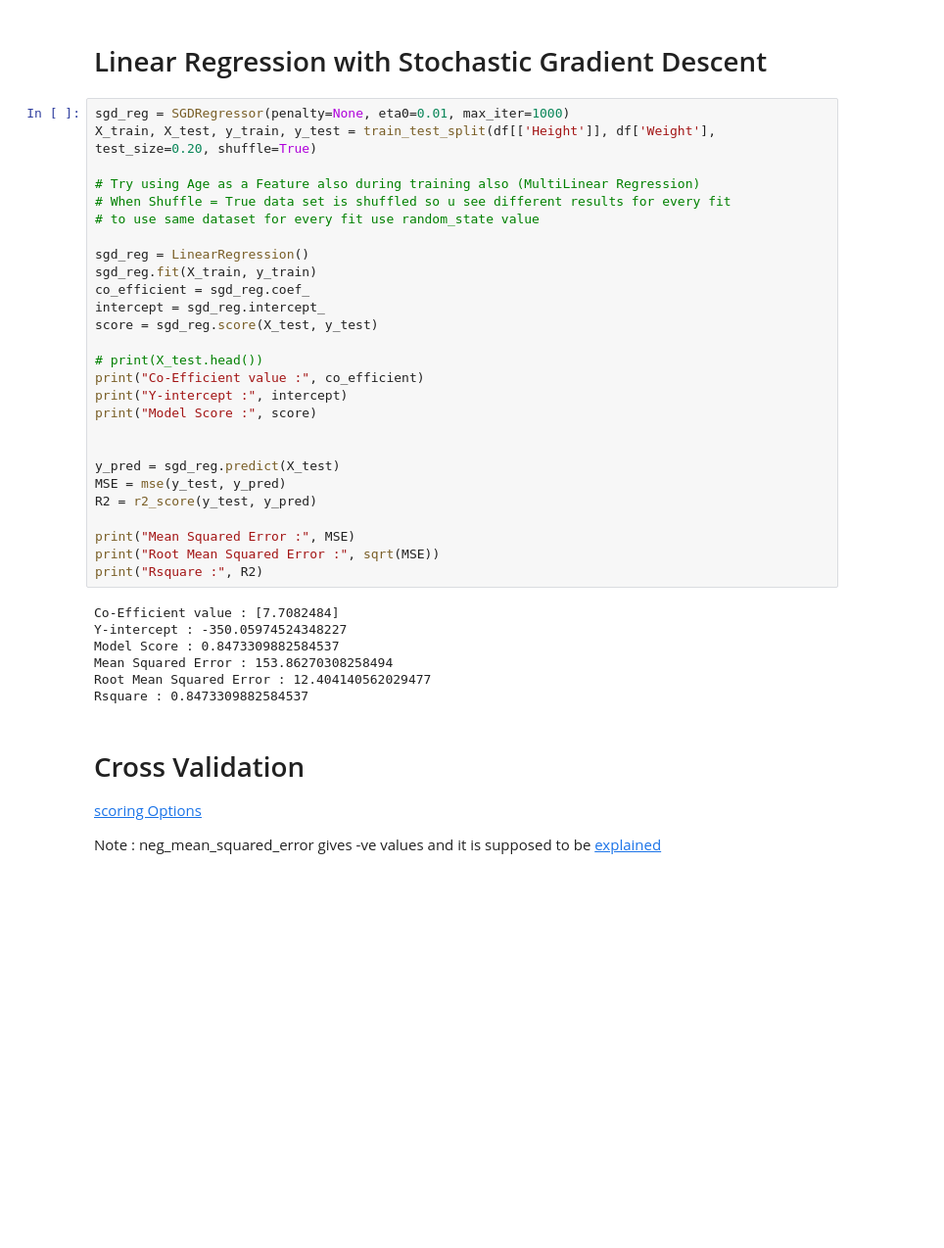
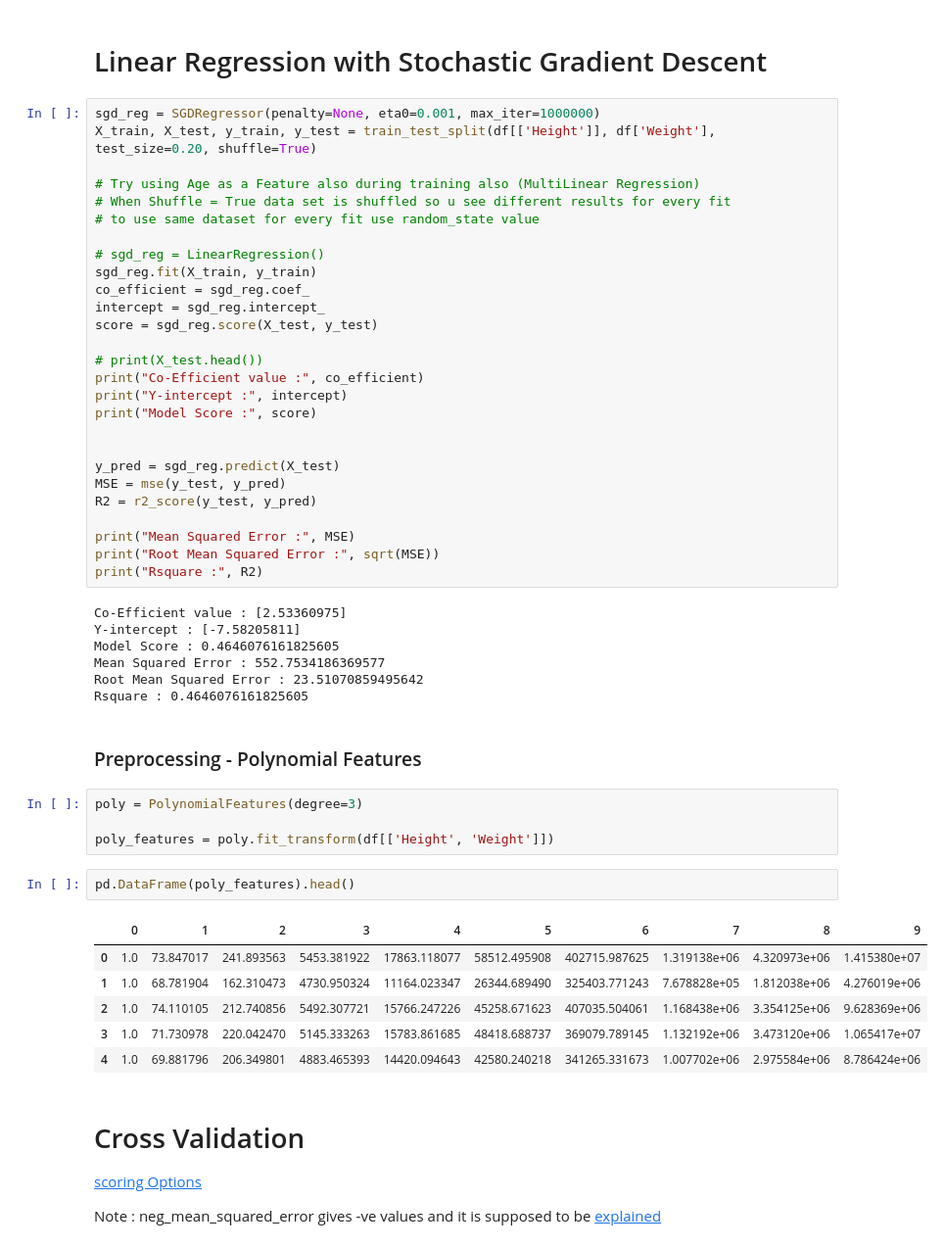
Before and after one commit to NandaCj/data-science-class, a Jupyter notebook: Python/machine_learning/Height_Weight_Kaggle_Data_Exploration.ipynb, the cells around one changed output. Shown: that part at 98% size. Saved outputs shown, nothing was run; the diff lists cells and outputs as text; blank space fills up the shorter version.

```diff
--- a/Python/machine_learning/Height_Weight_Kaggle_Data_Exploration.ipynb
+++ b/Python/machine_learning/Height_Weight_Kaggle_Data_Exploration.ipynb
@@ -267,14 +270,14 @@ Rsquare : 0.7037686029249799
 # %% [markdown]
 # Linear Regression with Stochastic Gradient Descent
 # %%
-sgd_reg = SGDRegressor(penalty=None, eta0=0.01, max_iter=1000)
+sgd_reg = SGDRegressor(penalty=None, eta0=0.001, max_iter=1000000)
 X_train, X_test, y_train, y_test = train_test_split(df[['Height']], df['Weight'], test_size=0.20, shuffle=True)
 
 # Try using Age as a Feature also during training also (MultiLinear Regression)
 # When Shuffle = True data set is shuffled so u see different results for every fit
 # to use same dataset for every fit use random_state value
 
-sgd_reg = LinearRegression()
+# sgd_reg = LinearRegression()
 sgd_reg.fit(X_train, y_train)
 co_efficient = sgd_reg.coef_
 intercept = sgd_reg.intercept_
@@ -294,12 +297,27 @@ print("Mean Squared Error :", MSE)
 print("Root Mean Squared Error :", sqrt(MSE))
 print("Rsquare :", R2)
 # %% [output]
-Co-Efficient value : [7.7082484]
-Y-intercept : -350.05974524348227
-Model Score : 0.8473309882584537
-Mean Squared Error : 153.86270308258494
-Root Mean Squared Error : 12.404140562029477
-Rsquare : 0.8473309882584537
+Co-Efficient value : [2.53360975]
+Y-intercept : [-7.58205811]
+Model Score : 0.4646076161825605
+Mean Squared Error : 552.7534186369577
+Root Mean Squared Error : 23.51070859495642
+Rsquare : 0.4646076161825605
+# %% [markdown]
+### Preprocessing - Polynomial Features
+# %%
+poly = PolynomialFeatures(degree=3)
+
+poly_features = poly.fit_transform(df[['Height', 'Weight']])
+# %%
+pd.DataFrame(poly_features).head()
+# %% [output]
+|  | 0 | 1 | 2 | 3 | 4 | 5 | 6 | 7 | 8 | 9 |
+| 0 | 1.0 | 73.847017 | 241.893563 | 5453.381922 | 17863.118077 | 58512.495908 | 402715.987625 | 1.319138e+06 | 4.320973e+06 | 1.415380e+07 |
+| 1 | 1.0 | 68.781904 | 162.310473 | 4730.950324 | 11164.023347 | 26344.689490 | 325403.771243 | 7.678828e+05 | 1.812038e+06 | 4.276019e+06 |
+| 2 | 1.0 | 74.110105 | 212.740856 | 5492.307721 | 15766.247226 | 45258.671623 | 407035.504061 | 1.168438e+06 | 3.354125e+06 | 9.628369e+06 |
+| 3 | 1.0 | 71.730978 | 220.042470 | 5145.333263 | 15783.861685 | 48418.688737 | 369079.789145 | 1.132192e+06 | 3.473120e+06 | 1.065417e+07 |
+| 4 | 1.0 | 69.881796 | 206.349801 | 4883.465393 | 14420.094643 | 42580.240218 | 341265.331673 | 1.007702e+06 | 2.975584e+06 | 8.786424e+06 |
 # %% [markdown]
 # Cross Validation
 
```
Also changed, not shown: parts of 7 cells of this notebook, 6 other files.
